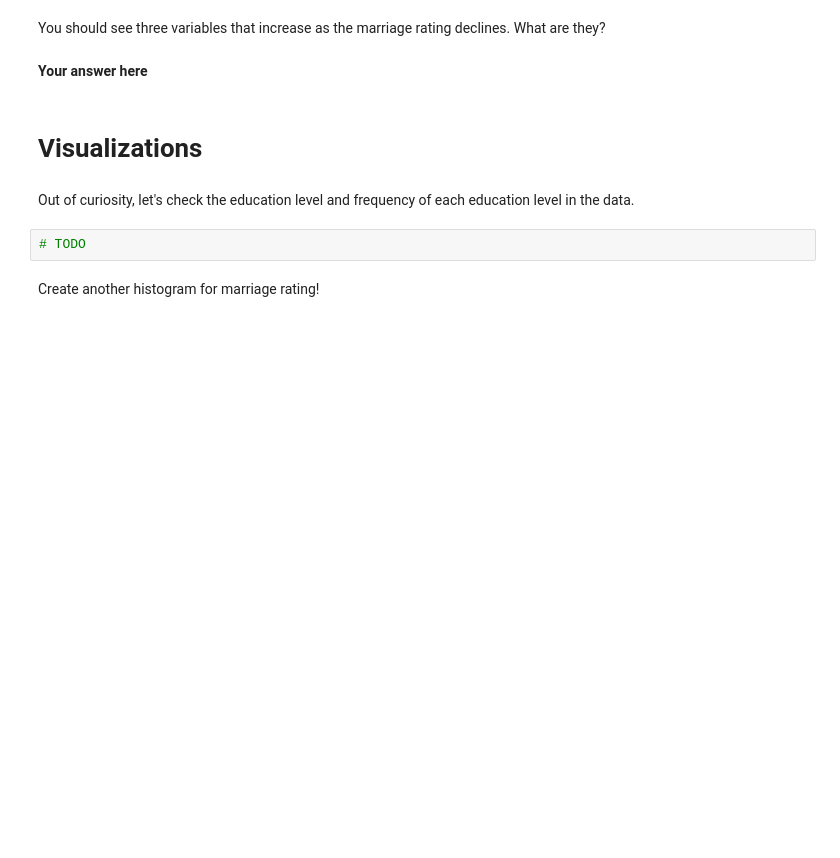
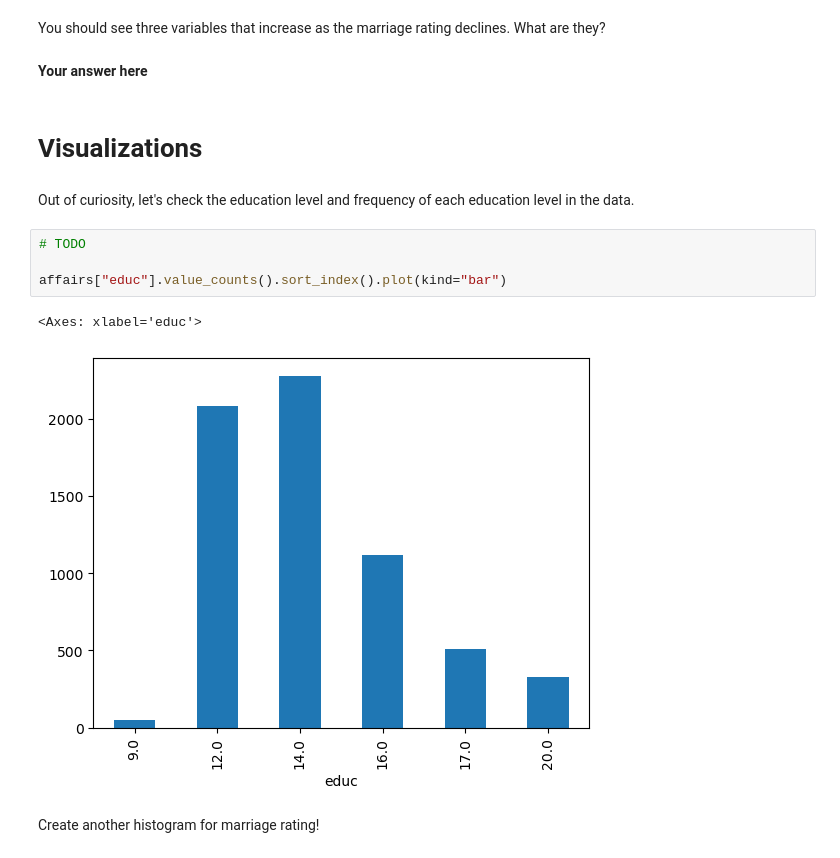
Before and after one commit to kyun33/JCP26Notebooks, a Jupyter notebook: Week_5_Logistic_Regression_Decision_Trees.ipynb, the cells around one changed output. Drawn from its saved outputs; the diff is of its cells as text; blank space fills up the shorter version.

```diff
--- a/Week_5_Logistic_Regression_Decision_Trees.ipynb
+++ b/Week_5_Logistic_Regression_Decision_Trees.ipynb
@@ -39,8 +70,13 @@ You should see three variables that increase as the marriage rating declines. Wh
 # Visualizations
 # %% [markdown]
 Out of curiosity, let's check the education level and frequency of each education level in the data.
-# %%
-# TODO
+# %%
+# TODO
+
+affairs["educ"].value_counts().sort_index().plot(kind="bar")
+# %% [output]
+<Axes: xlabel='educ'>
+[figure, added]
 # %% [markdown]
 Create another histogram for marriage rating!
 # %%
```
Also changed, not shown: parts of 22 cells of this notebook.
